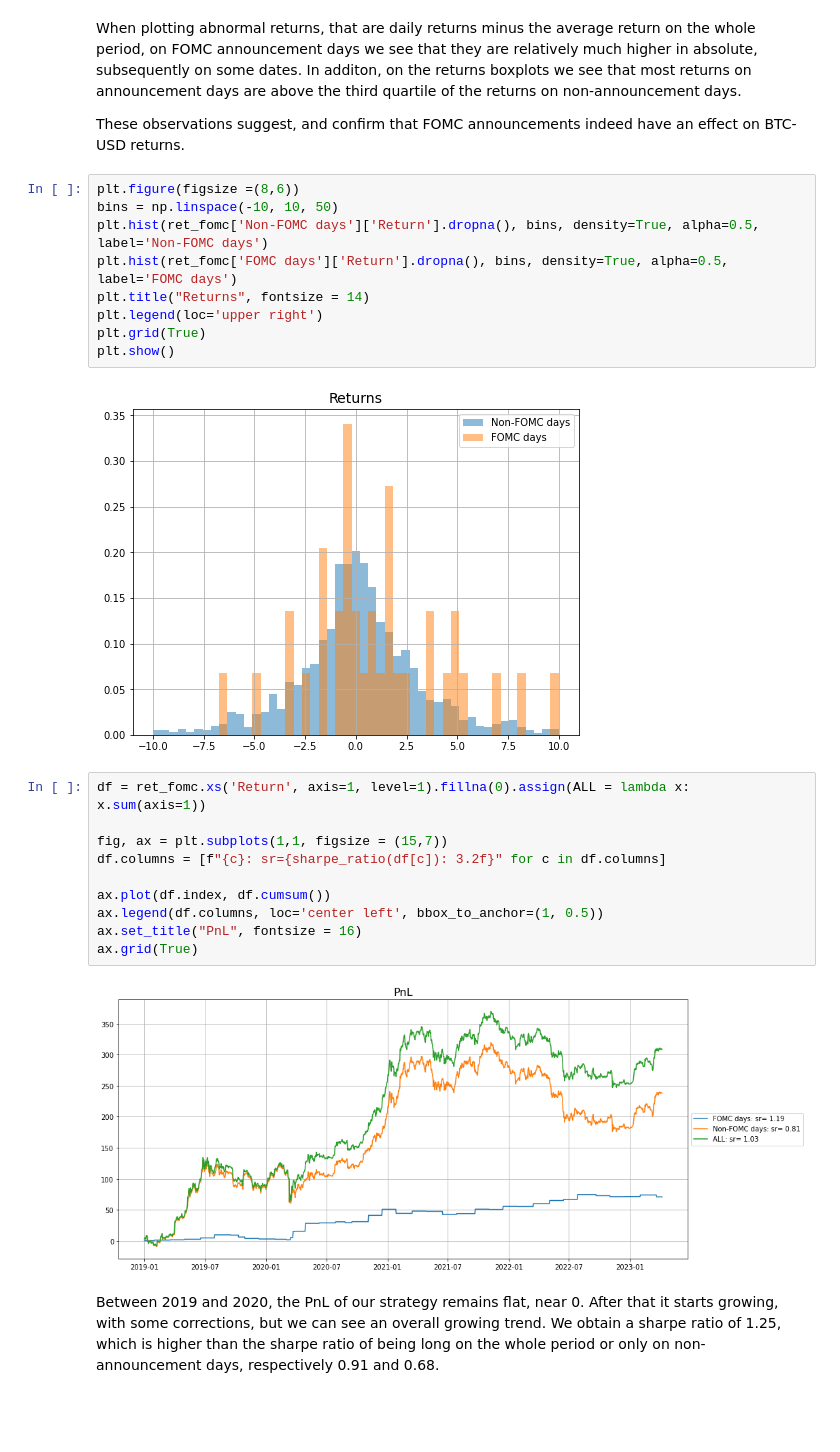
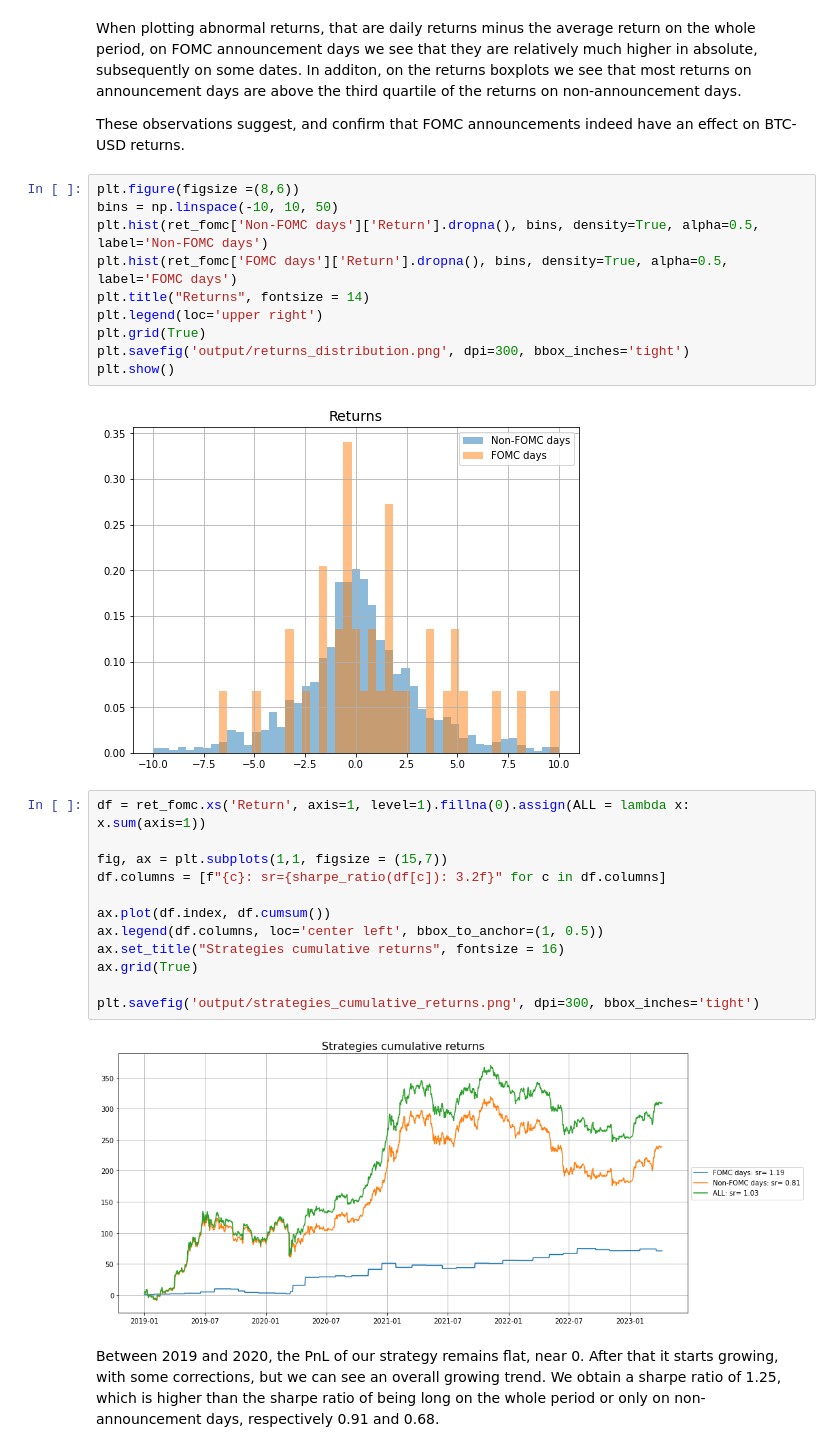
Before and after one commit to bsidibe1/algorithmic-event-trading-bitcoin, a Jupyter notebook: algo_event_trading_BTC.ipynb, the cells around one changed output. Drawn from its saved outputs; the diff is of its cells as text; blank space fills up the shorter version.

Commit message:
save outputs

```diff
--- a/algo_event_trading_BTC.ipynb
+++ b/algo_event_trading_BTC.ipynb
@@ -159,21 +161,24 @@ plt.hist(ret_fomc['FOMC days']['Return'].dropna(), bins, density=True, alpha=0.5
 plt.title("Returns", fontsize = 14)
 plt.legend(loc='upper right')
 plt.grid(True)
+plt.savefig('output/returns_distribution.png', dpi=300, bbox_inches='tight')
 plt.show()
 # %% [output]
 [figure]
 # %%
 df = ret_fomc.xs('Return', axis=1, level=1).fillna(0).assign(ALL = lambda x: x.sum(axis=1))
 
 fig, ax = plt.subplots(1,1, figsize = (15,7))
 df.columns = [f"{c}: sr={sharpe_ratio(df[c]): 3.2f}" for c in df.columns]
 
 ax.plot(df.index, df.cumsum())
 ax.legend(df.columns, loc='center left', bbox_to_anchor=(1, 0.5))
-ax.set_title("PnL", fontsize = 16)
+ax.set_title("Strategies cumulative returns", fontsize = 16)
 ax.grid(True)
+
+plt.savefig('output/strategies_cumulative_returns.png', dpi=300, bbox_inches='tight')
 # %% [output]
-[figure, old version]
+[figure, new version]
 # %% [markdown]
 Between 2019 and 2020, the PnL of our strategy remains flat, near 0. After that it starts growing, with some corrections, but we can see an overall growing trend. We obtain a sharpe ratio of 1.25, which is higher than the sharpe ratio of being long on the whole period or only on non-announcement days, respectively 0.91 and 0.68.
 # %% [markdown]
```
Also changed, not shown: parts of 3 cells of this notebook, 2 other files.
